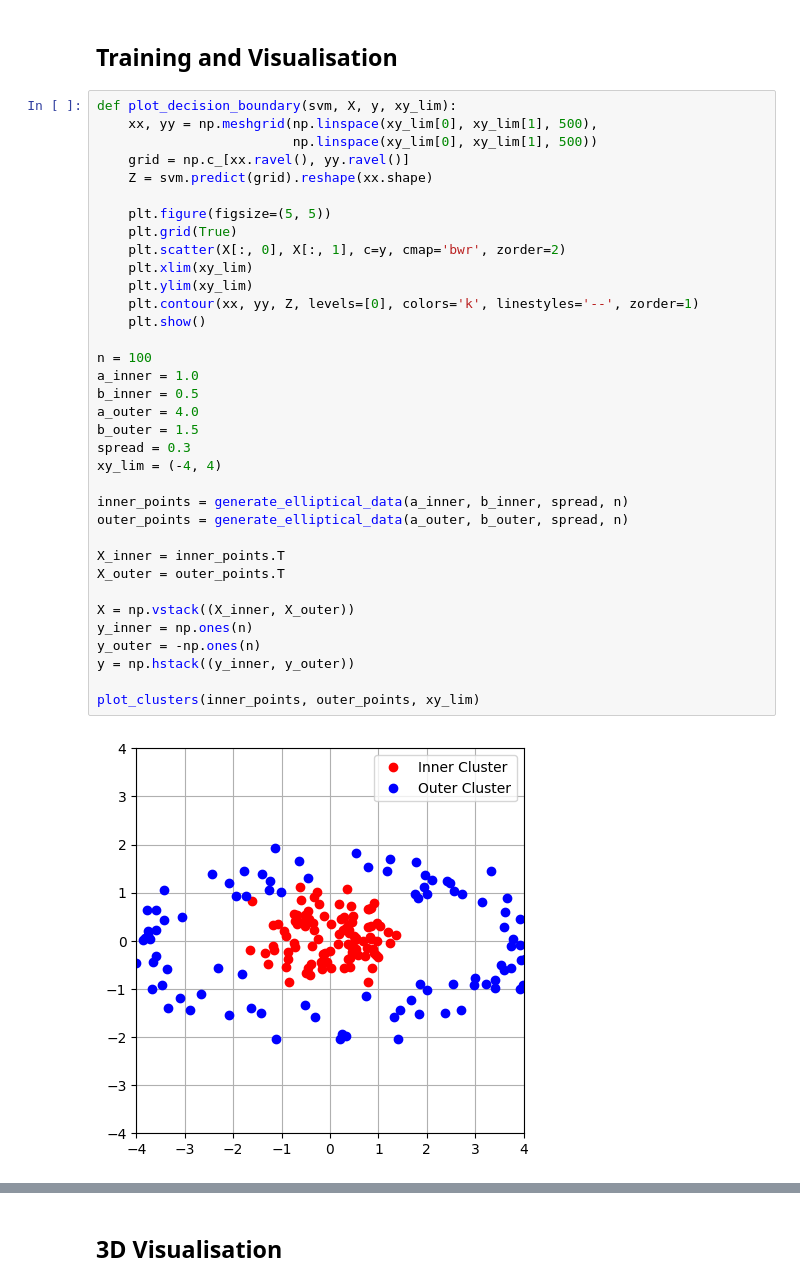
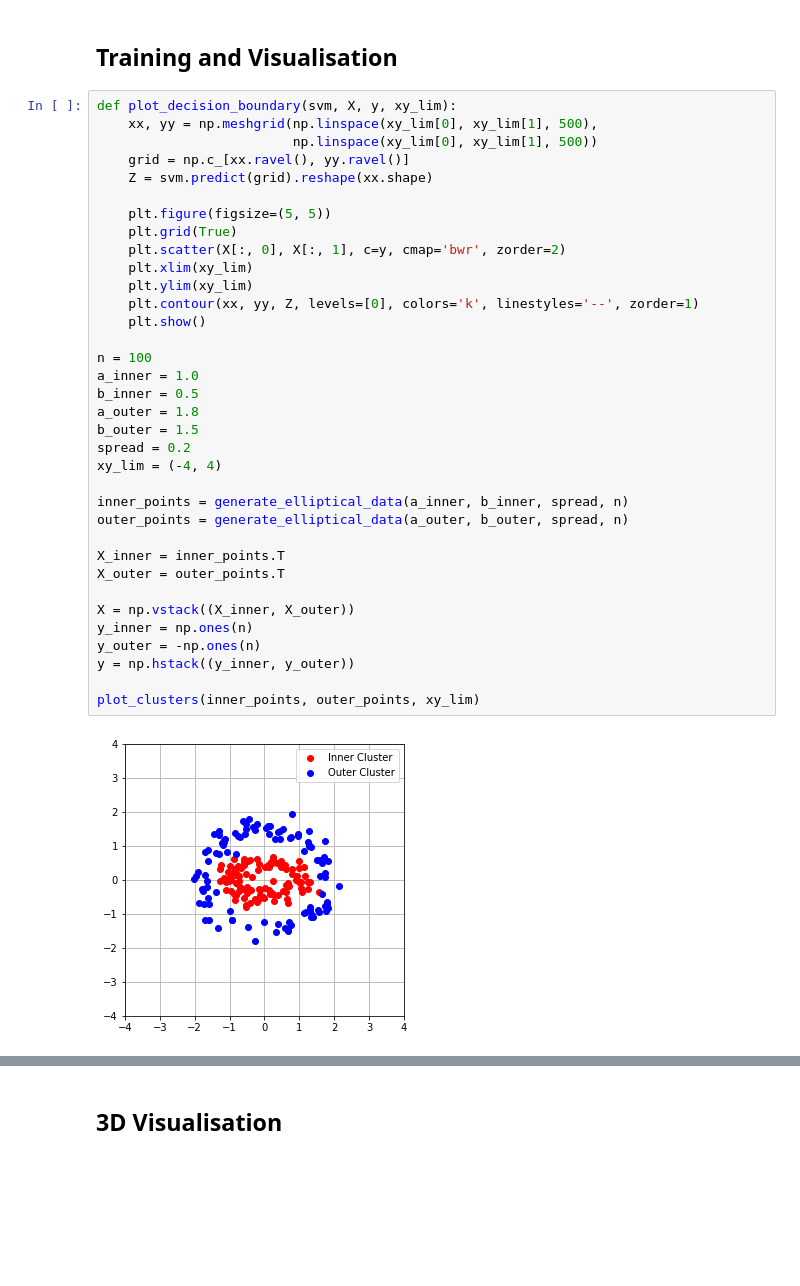
Before and after one commit to ariwo17/kernel-trick-implementation, a Jupyter notebook: Kernel Trick.ipynb, the cells around one changed output, grey strips where cells are left out. Drawn from its saved outputs; the diff is of its cells as text; blank space fills up the shorter version.

Commit message:
Chose a more straightforward distribution of clusters just for the sake of visuals

```diff
--- a/Kernel Trick.ipynb
+++ b/Kernel Trick.ipynb
@@ -424,36 +423,36 @@ def plot_decision_boundary(svm, X, y, xy_lim):
     grid = np.c_[xx.ravel(), yy.ravel()]
     Z = svm.predict(grid).reshape(xx.shape)
 
     plt.figure(figsize=(5, 5))
     plt.grid(True)
     plt.scatter(X[:, 0], X[:, 1], c=y, cmap='bwr', zorder=2)
     plt.xlim(xy_lim)
     plt.ylim(xy_lim)
     plt.contour(xx, yy, Z, levels=[0], colors='k', linestyles='--', zorder=1)
     plt.show()
 
 n = 100
 a_inner = 1.0
 b_inner = 0.5
-a_outer = 4.0
+a_outer = 1.8
 b_outer = 1.5
-spread = 0.3
+spread = 0.2
 xy_lim = (-4, 4)
 
 inner_points = generate_elliptical_data(a_inner, b_inner, spread, n)
 outer_points = generate_elliptical_data(a_outer, b_outer, spread, n)
 
 X_inner = inner_points.T
 X_outer = outer_points.T
 
 X = np.vstack((X_inner, X_outer))
 y_inner = np.ones(n)
 y_outer = -np.ones(n)
 y = np.hstack((y_inner, y_outer))
 
 plot_clusters(inner_points, outer_points, xy_lim)
 # %% [output]
-[figure, old version]
+[figure, new version]
 # %%
 # Train SVM with any kernel you want
 svm = SVM(kernel=polynomial_kernel, C=1.0)
```
Also changed, not shown: parts of 7 cells of this notebook.
